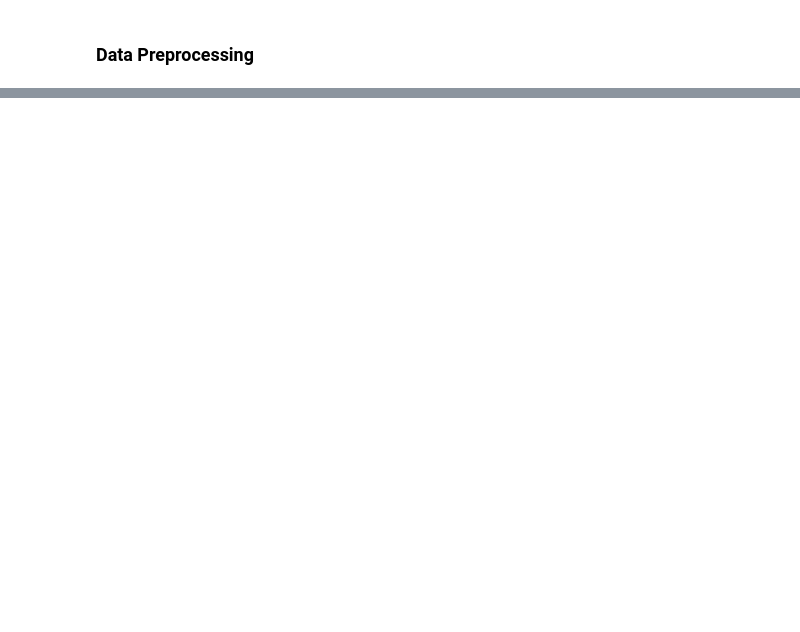
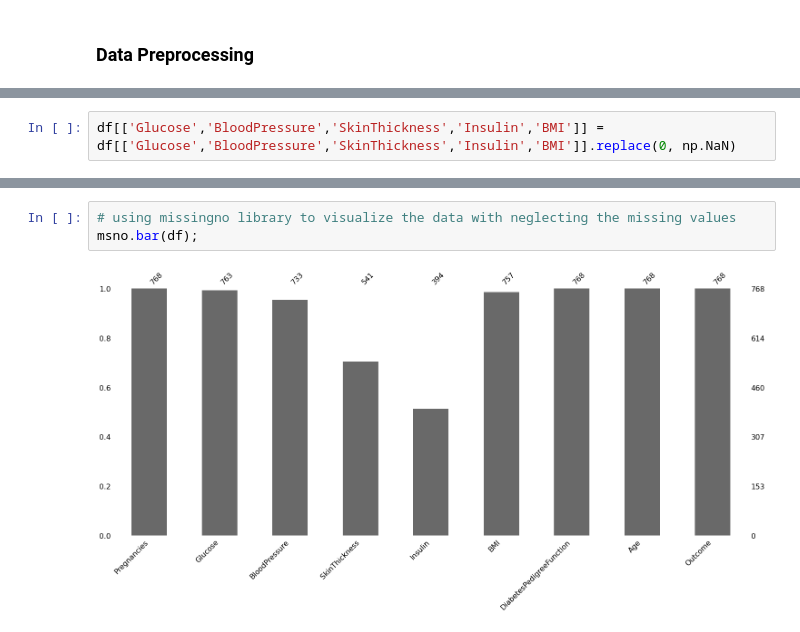
Before and after one commit to eyadayman12/Data-Science-and-Machine-Learning-Projects, a Jupyter notebook: Diabetes/Diabetes Project.ipynb, the cells around one changed output, grey strips where cells are left out. Saved outputs shown, nothing was run; the diff lists cells and outputs as text; blank space fills up the shorter version.

```diff
--- a/Diabetes/Diabetes Project.ipynb
+++ b/Diabetes/Diabetes Project.ipynb
@@ -325,0 +92,2 @@ SVC()
+# %%
+df[['Glucose','BloodPressure','SkinThickness','Insulin','BMI']] = df[['Glucose','BloodPressure','SkinThickness','Insulin','BMI']].replace(0, np.NaN)
@@ -325,0 +107,5 @@ SVC()
+# %%
+# using missingno library to visualize the data with neglecting the missing values
+msno.bar(df);
+# %% [output]
+[figure, added]
```
Also changed, not shown: parts of 119 cells of this notebook, 1 other file.
